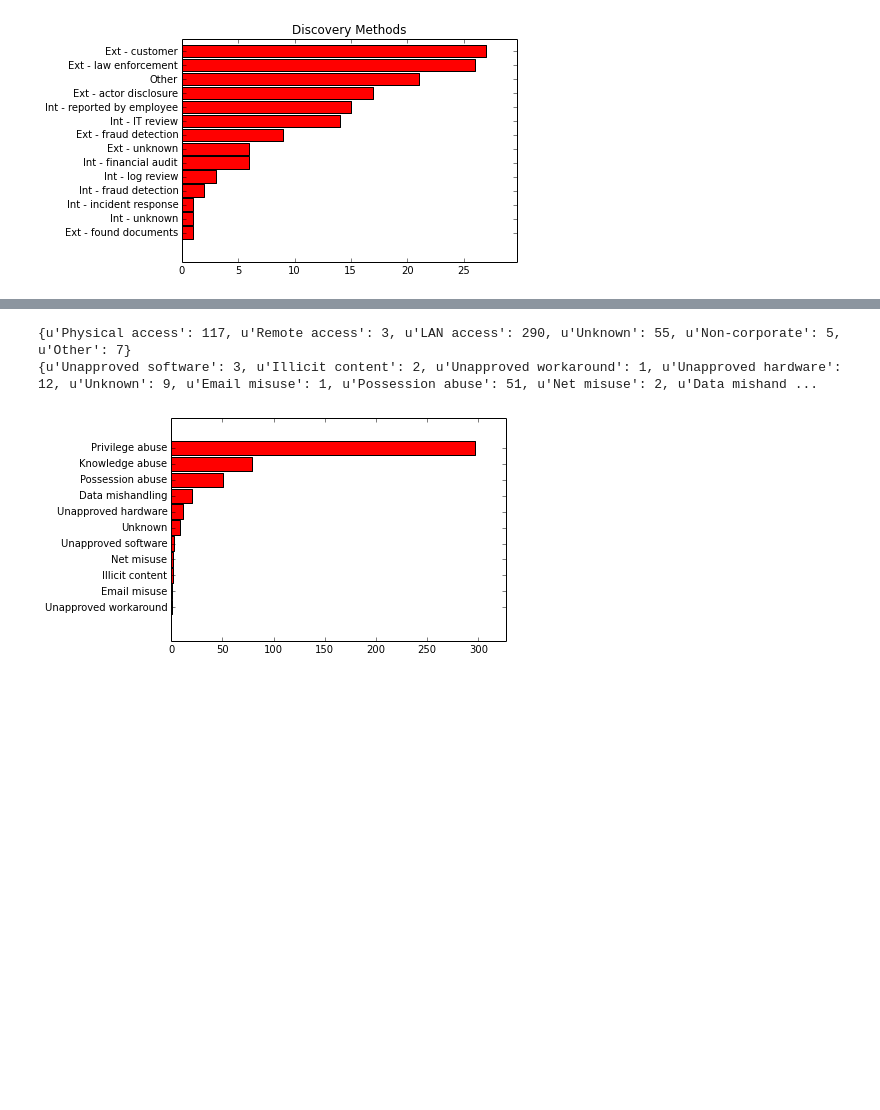
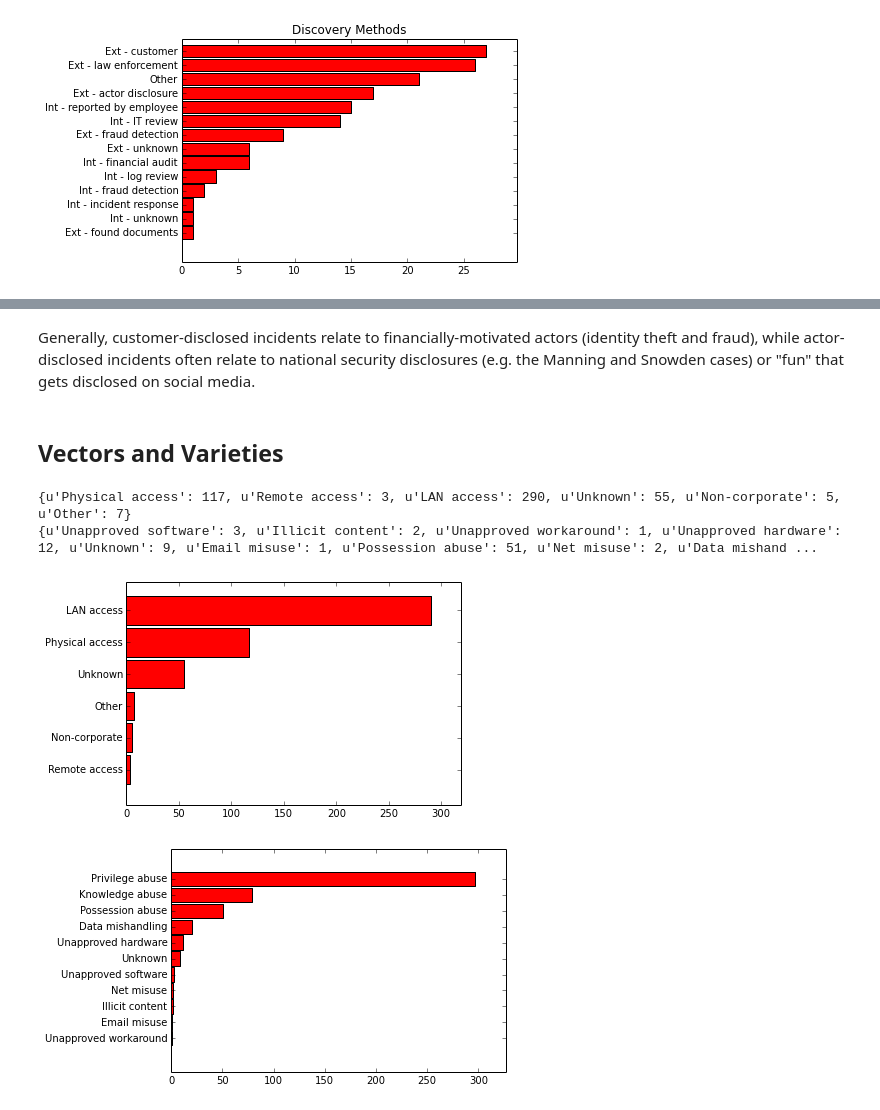
Before and after one commit to krmaxwell/incident-patterns, a Jupyter notebook: Insiders.ipynb, the cells around one changed output, grey strips where cells are left out. Cells and saved outputs as stored; diff of their text form; code cells hidden in the pictures; blank space fills up the shorter version.

```diff
--- a/Insiders.ipynb
+++ b/Insiders.ipynb
@@ -70,0 +89,6 @@ plt.show()
+# %%
+for incident in insider_attacks:
+    if incident['discovery_method'] == "Ext - customer":
+        motives = incident.get('actor').get('internal', {}).get('motive')
+        for motive in motives:
+            print motive
@@ -70,0 +113,6 @@ plt.show()
+# %%
+for incident in insider_attacks:
+    if incident['discovery_method'] == "Ext - actor disclosure":
+        motives = incident.get('actor').get('internal', {}).get('motive')
+        for motive in motives:
+            print motive
@@ -71,3 +137,7 @@ plt.show()
+# %% [markdown]
+Generally, customer-disclosed incidents relate to financially-motivated actors (identity theft and fraud), while actor-disclosed incidents often relate to national security disclosures (e.g. the Manning and Snowden cases) or "fun" that gets disclosed on social media.
+# %% [markdown]
+## Vectors and Varieties
 # %%
 vector = {}
 variety = {}
@@ -86,6 +156,19 @@ print variety
 # %% [output]
 {u'Physical access': 117, u'Remote access': 3, u'LAN access': 290, u'Unknown': 55, u'Non-corporate': 5, u'Other': 7}
 {u'Unapproved software': 3, u'Illicit content': 2, u'Unapproved workaround': 1, u'Unapproved hardware': 12, u'Unknown': 9, u'Email misuse': 1, u'Possession abuse': 51, u'Net misuse': 2, u'Data mishand ...
+# %%
+labels = sorted(vector, key=vector.get)
+values = [vector[x] for x in labels]
+ypos = np.arange(len(vector))+.1
+plt.barh(ypos,values,color="red",align="center",height=.9)
+
+# Adds some padding to the bars so that it doesn't butt up
+# against the edge of the image
+plt.xlim(0,max(values)*1.1)
+plt.yticks(ypos,labels)
+plt.show()
+# %% [output]
+[figure, added]
 # %%
 labels = sorted(variety, key=variety.get)
 values = [variety[x] for x in labels]
```
Also changed, not shown: parts of 12 cells of this notebook.
